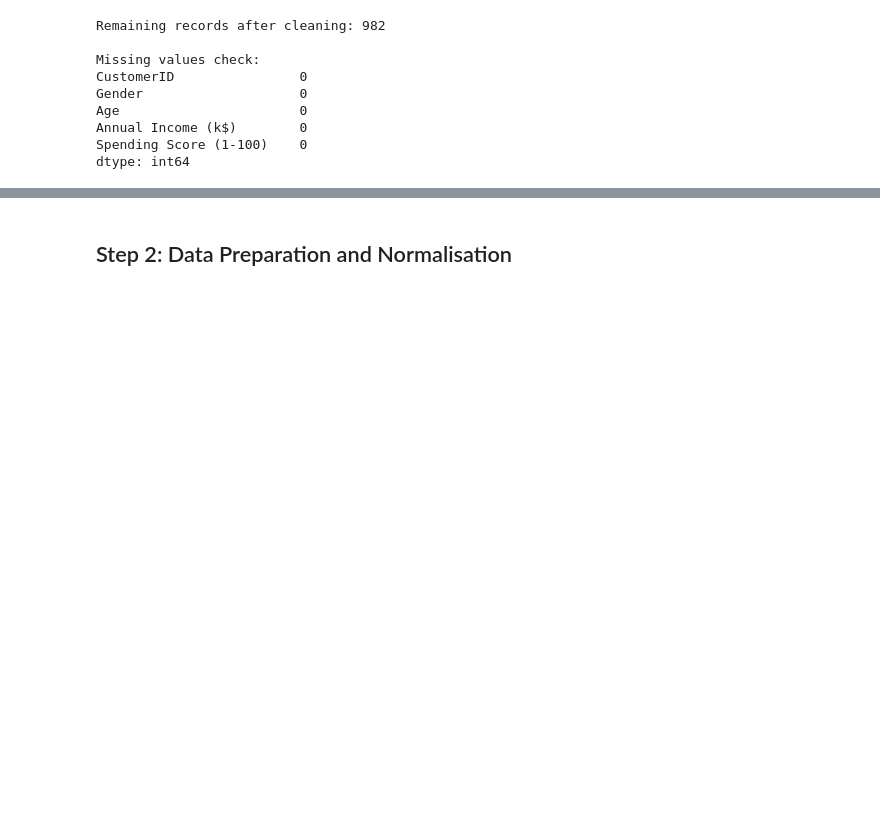
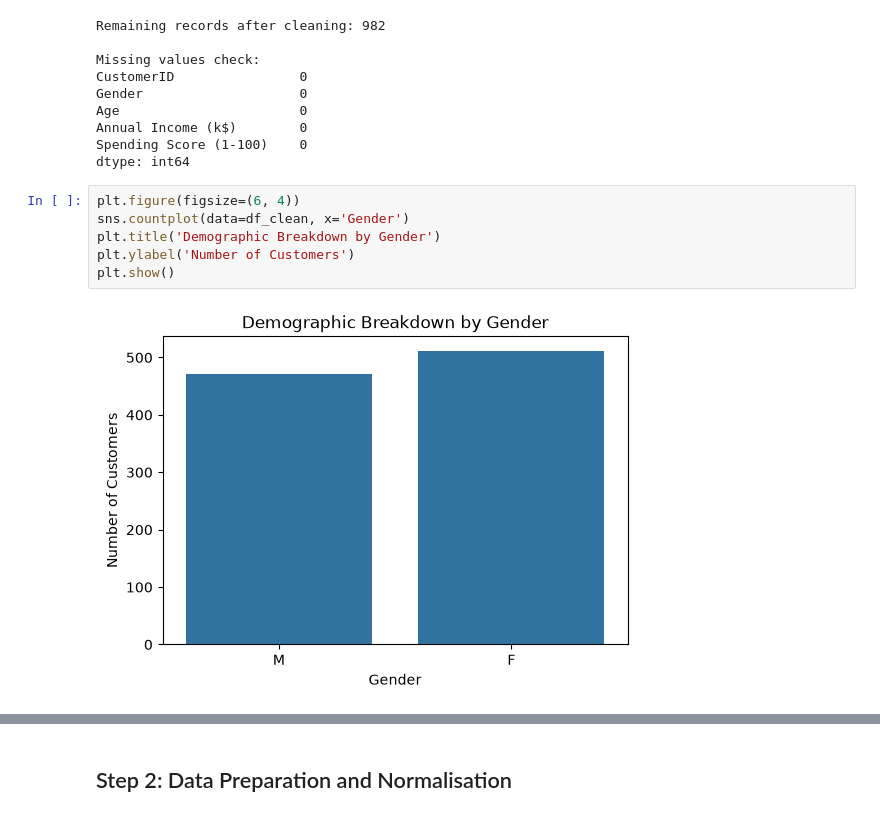
Before and after one commit to quantwothree/store-customers-segmentation, a Jupyter notebook: store-customers-segmentation.ipynb, the cells around one changed output, grey strips where cells are left out. Saved outputs shown, nothing was run; the diff lists cells and outputs as text; blank space fills up the shorter version.

```diff
--- a/store-customers-segmentation.ipynb
+++ b/store-customers-segmentation.ipynb
@@ -67,3 +67,11 @@ Age                       0
 Annual Income (k$)        0
 Spending Score (1-100)    0
 dtype: int64
+# %%
+plt.figure(figsize=(6, 4))
+sns.countplot(data=df_clean, x='Gender')
+plt.title('Demographic Breakdown by Gender')
+plt.ylabel('Number of Customers')
+plt.show()
+# %% [output]
+[figure, added]
```
Also changed, not shown: parts of 3 cells of this notebook.
